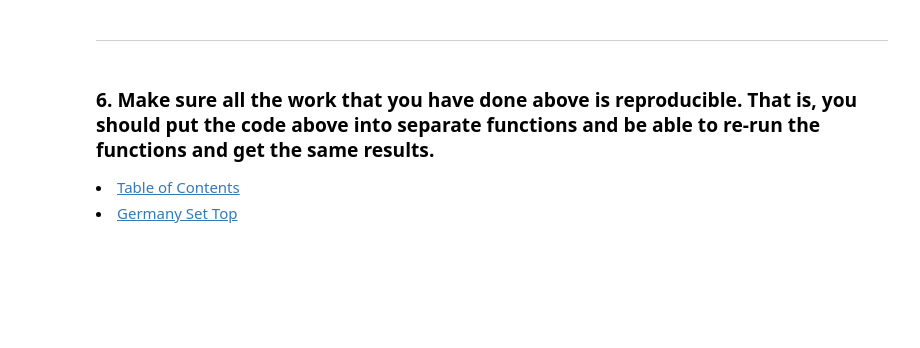
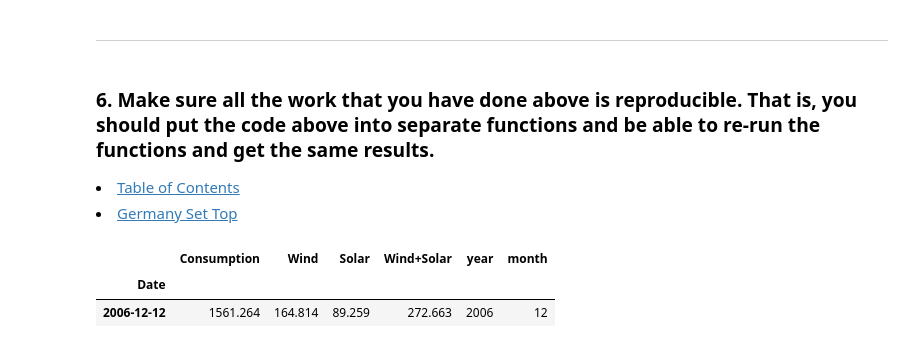
Before and after one commit to Jared-Wood135/time-series-exercises, a Jupyter notebook: prepare.ipynb, the cells around one changed output. Drawn from its saved outputs; the diff is of its cells as text; code cells hidden in the pictures; blank space fills up the shorter version.

```diff
--- a/prepare.ipynb
+++ b/prepare.ipynb
@@ -224,3 +304,11 @@ Using the OPS data acquired in the Acquire exercises opsd_germany_daily.csv, com
 
 <li><a href='#TableOfContents'>Table of Contents</a></li>
 <li><a href='#germany'>Germany Set Top</a></li>
+# %%
+# Verify columns
+pyfile_germany = p.prepare_germany()
+pyfile_germany.sample()
+# %% [output]
+|  | Consumption | Wind | Solar | Wind+Solar | year | month |
+| Date |  |  |  |  |  |  |
+| 2006-12-12 | 1561.264 | 164.814 | 89.259 | 272.663 | 2006 | 12 |
```
Also changed, not shown: parts of 18 cells of this notebook, 1 other file.
